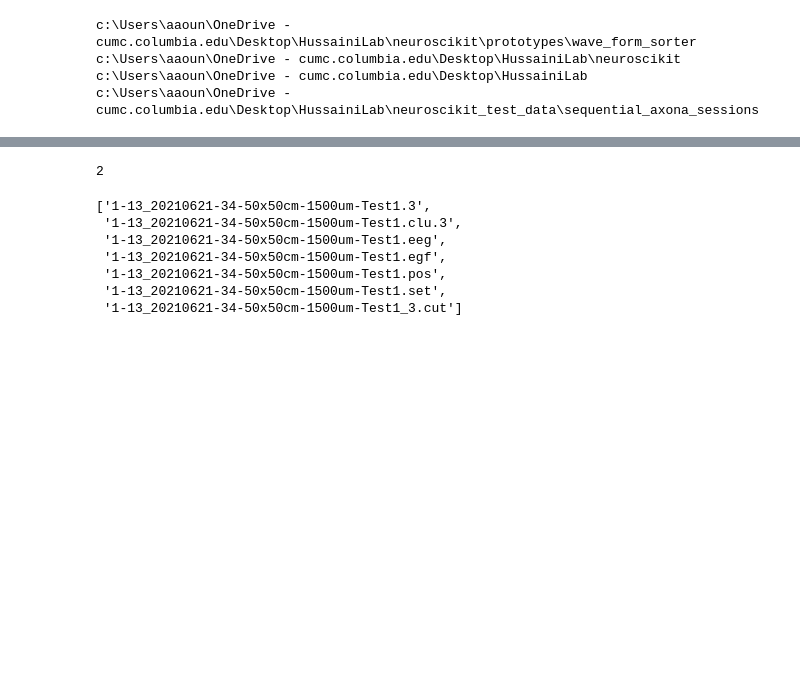
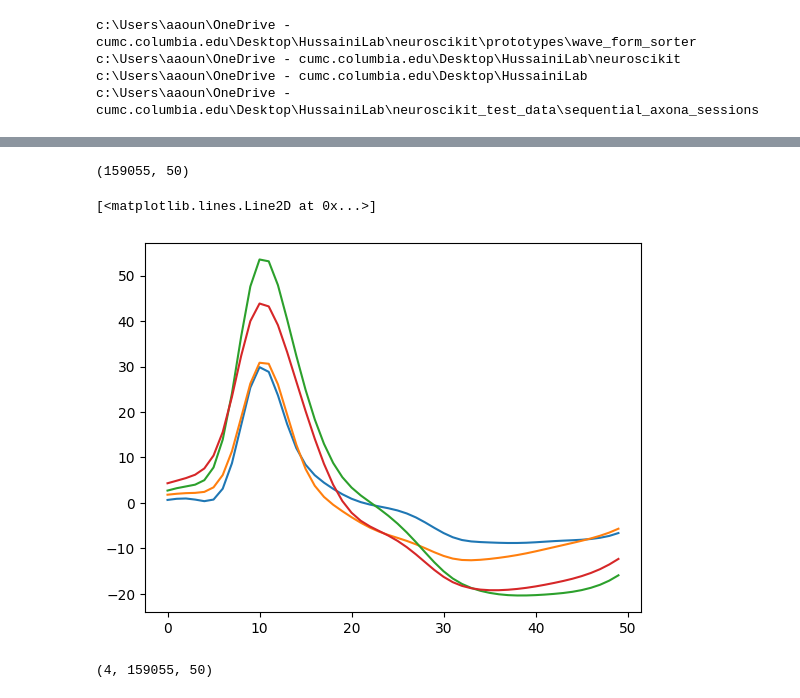
Before and after one commit to olivershetler/neuroscikit, a Jupyter notebook: prototypes/wave_form_sorter/wave_form_sorter.ipynb, the cells around one changed output, grey strips where cells are left out. Drawn from its saved outputs; the diff is of its cells as text; code cells hidden in the pictures; blank space fills up the shorter version.

Commit message:
continued prototype development, added fxns to organize data for waveform sorter

```diff
--- a/prototypes/wave_form_sorter/wave_form_sorter.ipynb
+++ b/prototypes/wave_form_sorter/wave_form_sorter.ipynb
@@ -137,14 +146,10 @@ cluster = SpikeCluster(session1_dict)
-# %%
-cluster.get_cluster_spike_count()
-# %% [output]
-2
-# %%
-session1
-# %% [output]
-['1-13_20210621-34-50x50cm-1500um-Test1.3',
- '1-13_20210621-34-50x50cm-1500um-Test1.clu.3',
- '1-13_20210621-34-50x50cm-1500um-Test1.eeg',
- '1-13_20210621-34-50x50cm-1500um-Test1.egf',
- '1-13_20210621-34-50x50cm-1500um-Test1.pos',
- '1-13_20210621-34-50x50cm-1500um-Test1.set',
- '1-13_20210621-34-50x50cm-1500um-Test1_3.cut']
+# %%
+with open(session1_cut_path, 'r') as cut_file1, open(session1_tet_path, 'rb') as tetrode_file1:
+    cut_data1 = _read_cut(cut_file1)
+    tetrode_data1 = _format_spikes(tetrode_file1)
+    # ts, ch1, ch2, ch3, ch4, spikeparam
+
+with open(session2_cut_path, 'r') as cut_file2, open(session2_tet_path, 'rb') as tetrode_file2:
+    cut_data2 = _read_cut(cut_file2)
+    tetrode_data2 = _format_spikes(tetrode_file2)
+    # ts, ch1, ch2, ch3, ch4, spikeparam
@@ -150,0 +196,12 @@ session1
+# %%
+np.array(tetrode_data1[3]).shape
+# %% [output]
+(159055, 50)
+# %%
+plt.plot(np.mean(tetrode_data1[1], axis=0))
+plt.plot(np.mean(tetrode_data1[2], axis=0))
+plt.plot(np.mean(tetrode_data1[3], axis=0))
+plt.plot(np.mean(tetrode_data1[4], axis=0))
+# %% [output]
+[<matplotlib.lines.Line2D at 0x...>]
+[figure, added]
@@ -150,0 +215,4 @@ session1
+# %%
+np.array(animal.agg_waveforms[0]).shape
+# %% [output]
+(4, 159055, 50)
```
Also changed, not shown: parts of 18 cells of this notebook.
